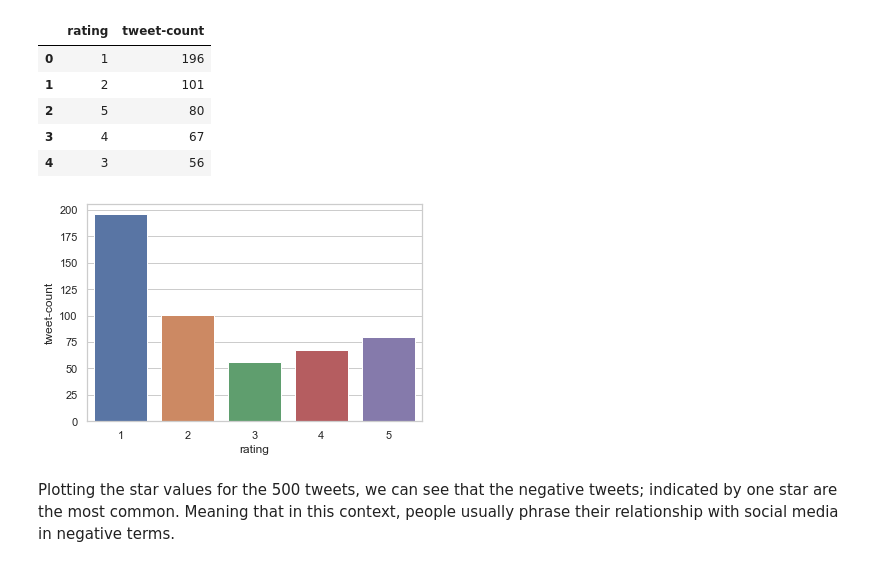
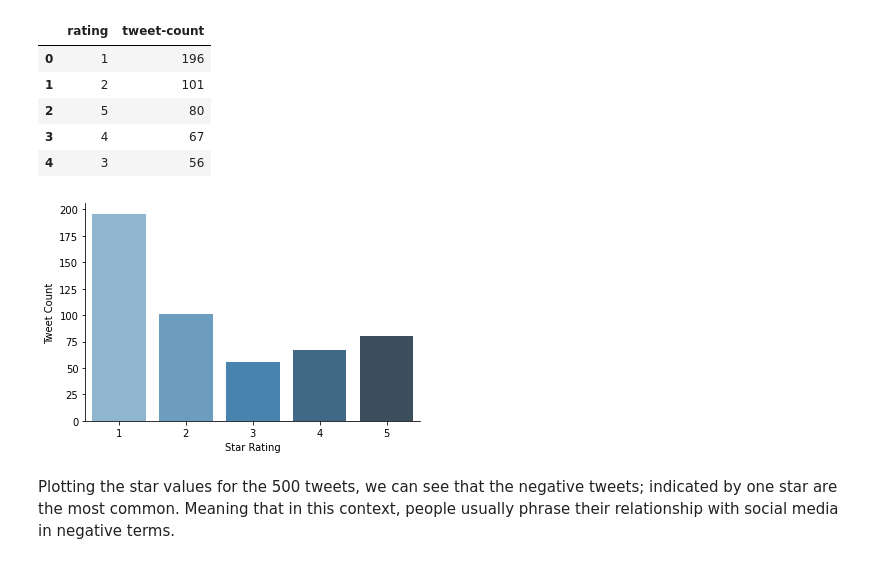
Before and after one commit to AnasBuhayh/unplugging-twitter-analysis, a Jupyter notebook: twitter-data-analysis.ipynb, the cells around one changed output. Saved outputs shown, nothing was run; the diff lists cells and outputs as text; code cells hidden in the pictures.

```diff
--- a/twitter-data-analysis.ipynb
+++ b/twitter-data-analysis.ipynb
@@ -71,7 +72,7 @@ key_words = {
 # %%
 import seaborn as sns
-sns.set_theme(style="whitegrid")
 my_df = pd.DataFrame(key_words.items())
-ax = sns.barplot(x=1, y=0, data=my_df)
-ax.set(xlabel='key terms', ylabel='tweet count')
+ax = sns.barplot(x=1, y=0, data=my_df, palette="Blues_d")
+ax.set(xlabel='Tweet Count', ylabel='Search Term')
+sns.despine()
 # %% [output]
@@ -160,8 +199,9 @@ words = basic_clean(''.join(str(tweets.tolist())))
 # %%
 bigrams_series = (pd.Series(nltk.ngrams(words, 2)).value_counts())[:20]
 # %%
-sns.set_theme(style="whitegrid")
 my_df = pd.DataFrame(bigrams_series.items())
-ax = sns.barplot(x=1, y=0, data=my_df)
-ax.set(xlabel='tweet count', ylabel='bi-gram')
+ax = sns.barplot(x=1, y=0, data=my_df, palette="Blues_d")
+ax.set(xlabel='Tweet Count', ylabel='Bi-gram')
+ax.grid(False)
+sns.despine()
 # %% [output]
@@ -323,10 +364,12 @@ sentiment_graph
 | 4 | 3 | 56 |
 # %%
 import seaborn as sns
-sns.set_theme(style="whitegrid")
-ax = sns.barplot(x='rating', y='tweet-count', data=sentiment_graph)
+ax = sns.barplot(x='rating', y='tweet-count', data=sentiment_graph, palette="Blues_d")
+ax.set(xlabel='Star Rating', ylabel='Tweet Count')
+ax.grid(False)
+sns.despine()
 # %% [output]
-[figure, old version]
+[figure, new version]
 # %% [markdown]
 Plotting the star values for the 500 tweets, we can see that the negative tweets; indicated by one star are the most common. Meaning that in this context, people usually phrase their relationship with social media in negative terms.
 # %% [markdown]
```
Also changed, not shown: parts of 9 cells of this notebook.
